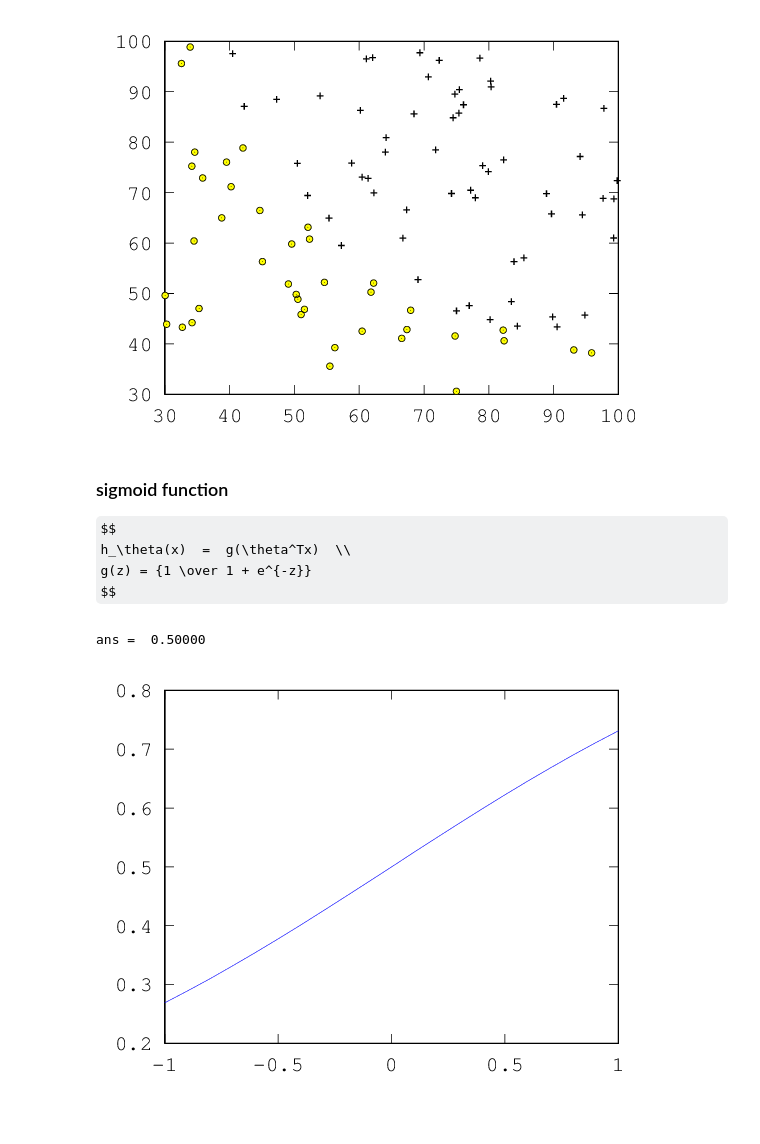
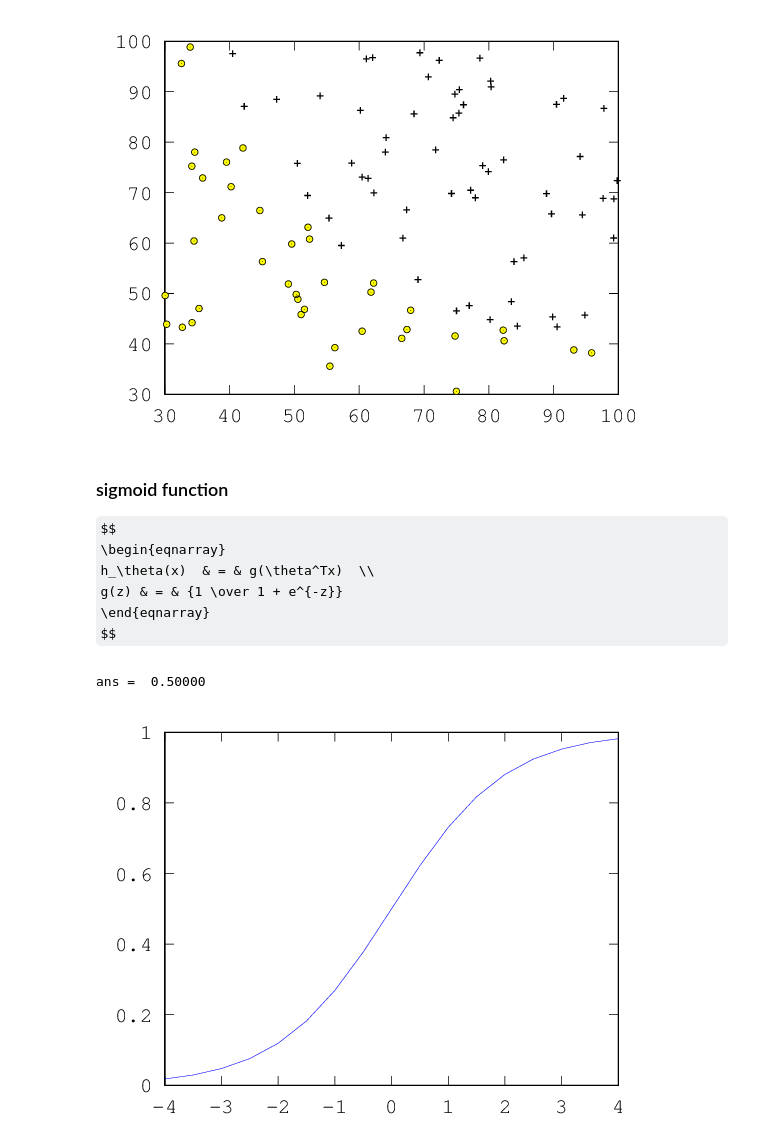
Before and after one commit to liquidz/machine-learning-exercise, a Jupyter notebook: ex2/exercise2.ipynb, the cells around one changed output. Drawn from its saved outputs; the diff is of its cells as text; code cells hidden in the pictures; some formulas as TeX source; blank space fills up the shorter version.

```diff
--- a/ex2/exercise2.ipynb
+++ b/ex2/exercise2.ipynb
@@ -13,23 +21,25 @@ plot(X(neg, 1), X(neg, 2), 'ko', 'MarkerFaceColor', 'y', 'MarkerSize', 3);
 ### sigmoid function
 
 $$
-h_\theta(x)  =  g(\theta^Tx)  \\
-g(z) = {1 \over 1 + e^{-z}}
+\begin{eqnarray}
+h_\theta(x)  & = & g(\theta^Tx)  \\
+g(z) & = & {1 \over 1 + e^{-z}}
+\end{eqnarray}
 $$
 # %%
 function g = sigmoid(z)
     es = ones(size(z)) * e;
     g = (es .^ (z * -1) + 1) .^ (-1);
 endfunction
 
 sigmoid(0)
 
-x = -1:0.1:1;
+x = -4:0.5:4;
 y = sigmoid(x);
 plot(x, y);
 # %% [output]
 ans =  0.50000
-[figure, old version]
+[figure, new version]
 # %% [markdown]
 ### Cost function
 
```
Also changed, not shown: parts of 9 cells of this notebook.
